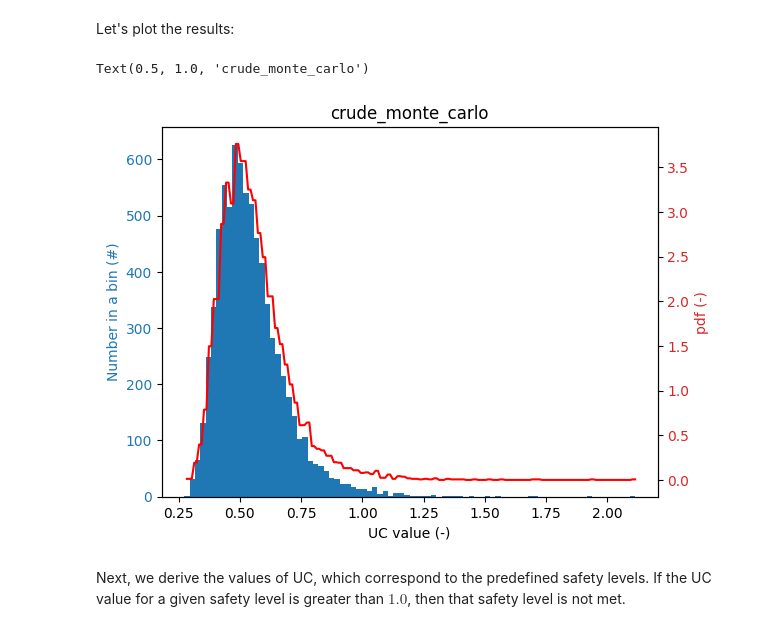
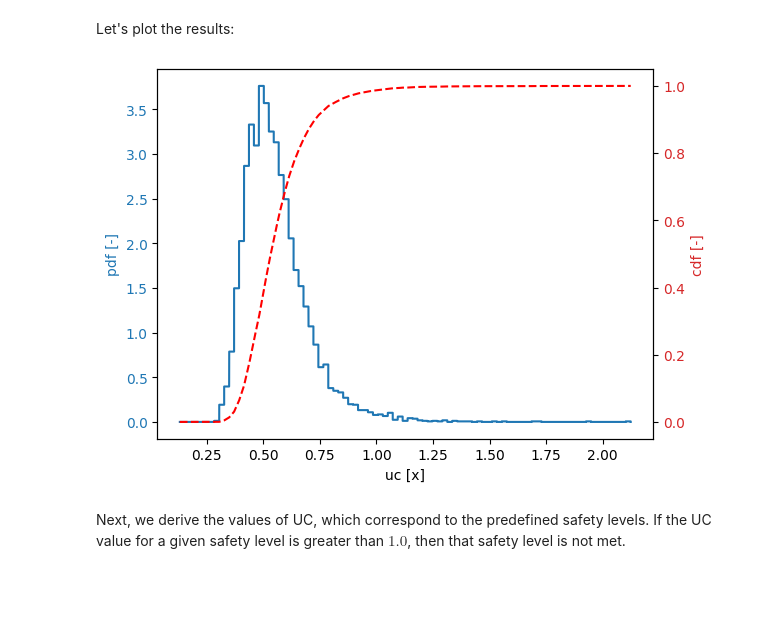
Before and after one commit to Deltares/ProbabilisticLibrary, a Jupyter notebook: sources/Deltares.Probabilistic.PWrapper.Notebooks/safety_levels.ipynb, the cells around one changed output. Saved outputs shown, nothing was run; the diff lists cells and outputs as text; code cells hidden in the pictures; blank space fills up the shorter version.

Commit message:
using built-in print and plot

```diff
--- a/sources/Deltares.Probabilistic.PWrapper.Notebooks/safety_levels.ipynb
+++ b/sources/Deltares.Probabilistic.PWrapper.Notebooks/safety_levels.ipynb
@@ -119,28 +117,9 @@ uc_mc = project.stochast
 # %% [markdown]
 Let's plot the results:
 # %%
-bin_start = [uc_mc.histogram_values[ii].lower_bound for ii in range(0, len(uc_mc.histogram_values))]
-bin_end = [uc_mc.histogram_values[ii].upper_bound for ii in range(0, len(uc_mc.histogram_values))]
-amount = [uc_mc.histogram_values[ii].amount for ii in range(0, len(uc_mc.histogram_values))]
-
-pdf_grid = np.arange(min(bin_start), max(bin_end), 0.01)
-pdf = [uc_mc.get_pdf(val) for val in pdf_grid]
-
-fig, ax1 = plt.subplots()
-color = "tab:blue"
-ax1.set_xlabel("UC value (-)")
-ax1.set_ylabel("Number in a bin (#)", color=color)
-ax1.bar(bin_start, amount, width=(np.array(bin_end)-np.array(bin_start)))
-ax1.tick_params(axis="y", labelcolor=color)
-ax2 = ax1.twinx()
-color = "tab:red"
-ax2.set_ylabel("pdf (-)", color=color)
-ax2.plot(pdf_grid, pdf, "r", label="pdf")
-ax2.tick_params(axis="y", labelcolor=color)
-plt.title(project.settings.sensitivity_method)
+uc_mc.plot()
 # %% [output]
-Text(0.5, 1.0, 'crude_monte_carlo')
-[figure, old version]
+[figure, new version]
 # %% [markdown]
 Next, we derive the values of UC, which correspond to the predefined safety levels. If the UC value for a given safety level is greater than $1.0$, then that safety level is not met.
 # %%
```
Also changed, not shown: parts of 3 cells of this notebook, 15 other files.
